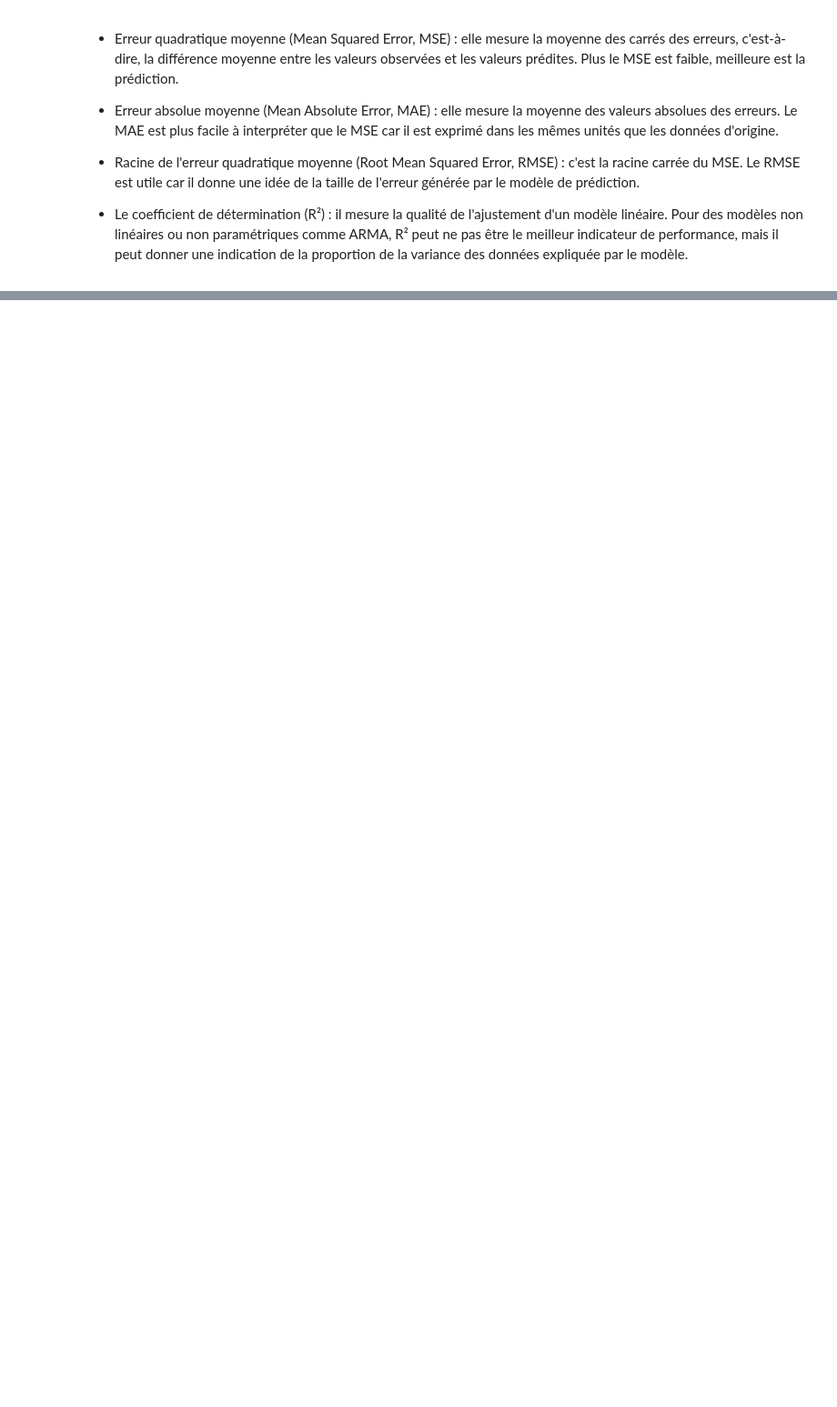
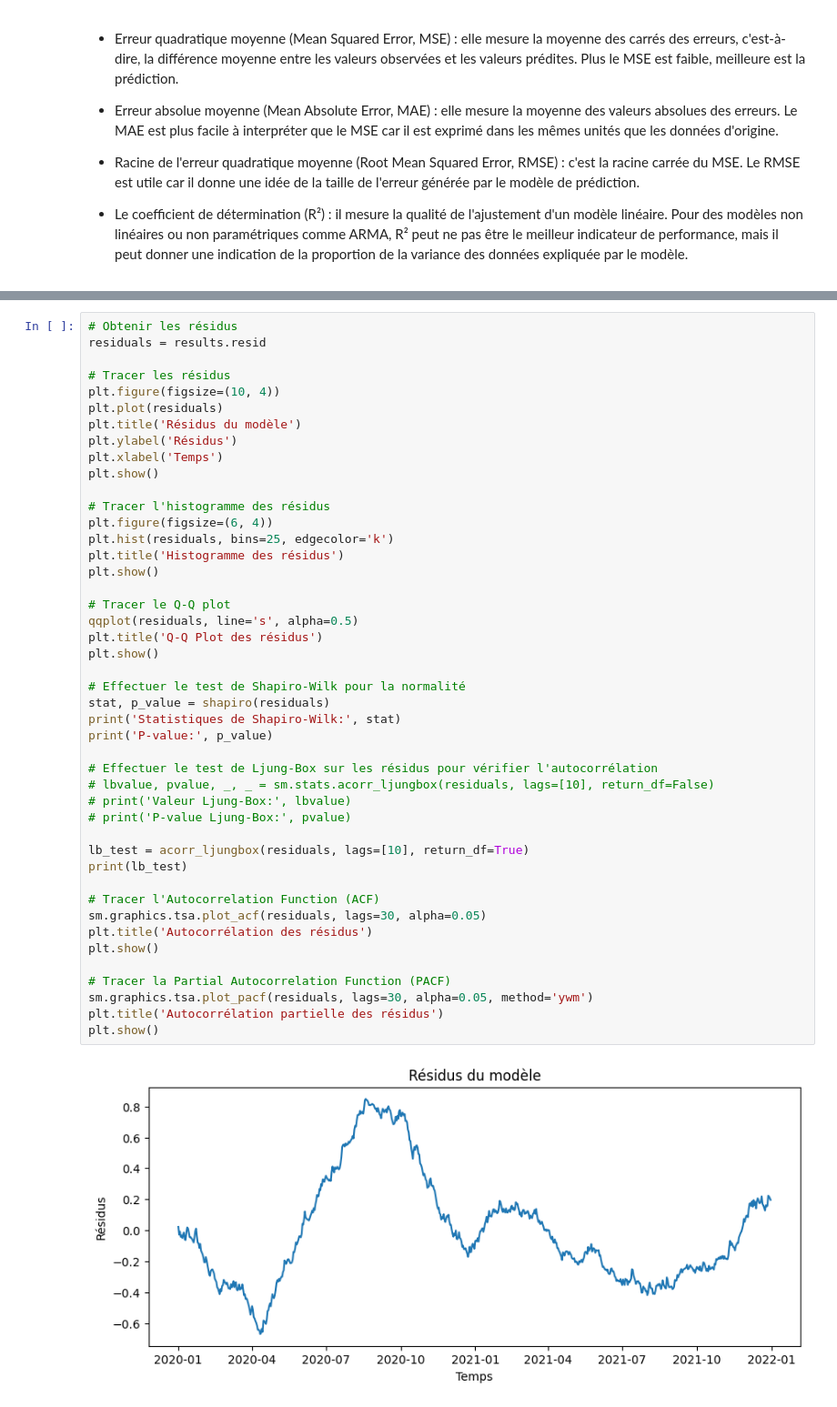
Before and after one commit to dpiot14/Project-4th-year, a Jupyter notebook: wind_Toulouse_Prediction.ipynb, the cells around one changed output, grey strips where cells are left out. Shown at 91% size. Drawn from its saved outputs; the diff is of its cells as text; blank space fills up the shorter version.

```diff
--- a/wind_Toulouse_Prediction.ipynb
+++ b/wind_Toulouse_Prediction.ipynb
@@ -647,0 +875,47 @@ plt.show()
+# %%
+# Obtenir les résidus
+residuals = results.resid
+
+# Tracer les résidus
+plt.figure(figsize=(10, 4))
+plt.plot(residuals)
+plt.title('Résidus du modèle')
+plt.ylabel('Résidus')
+plt.xlabel('Temps')
+plt.show()
+
+# Tracer l'histogramme des résidus
+plt.figure(figsize=(6, 4))
+plt.hist(residuals, bins=25, edgecolor='k')
+plt.title('Histogramme des résidus')
+plt.show()
+
+# Tracer le Q-Q plot
+qqplot(residuals, line='s', alpha=0.5)
+plt.title('Q-Q Plot des résidus')
+plt.show()
+
+# Effectuer le test de Shapiro-Wilk pour la normalité
+stat, p_value = shapiro(residuals)
+print('Statistiques de Shapiro-Wilk:', stat)
+print('P-value:', p_value)
+
+# Effectuer le test de Ljung-Box sur les résidus pour vérifier l'autocorrélation
+# lbvalue, pvalue, _, _ = sm.stats.acorr_ljungbox(residuals, lags=[10], return_df=False)
+# print('Valeur Ljung-Box:', lbvalue)
+# print('P-value Ljung-Box:', pvalue)
+
+lb_test = acorr_ljungbox(residuals, lags=[10], return_df=True)
+print(lb_test)
+
+# Tracer l'Autocorrelation Function (ACF)
+sm.graphics.tsa.plot_acf(residuals, lags=30, alpha=0.05)
+plt.title('Autocorrélation des résidus')
+plt.show()
+
+# Tracer la Partial Autocorrelation Function (PACF)
+sm.graphics.tsa.plot_pacf(residuals, lags=30, alpha=0.05, method='ywm')
+plt.title('Autocorrélation partielle des résidus')
+plt.show()
+# %% [output]
+[figure, added]
```
Also changed, not shown: parts of 55 cells of this notebook.
